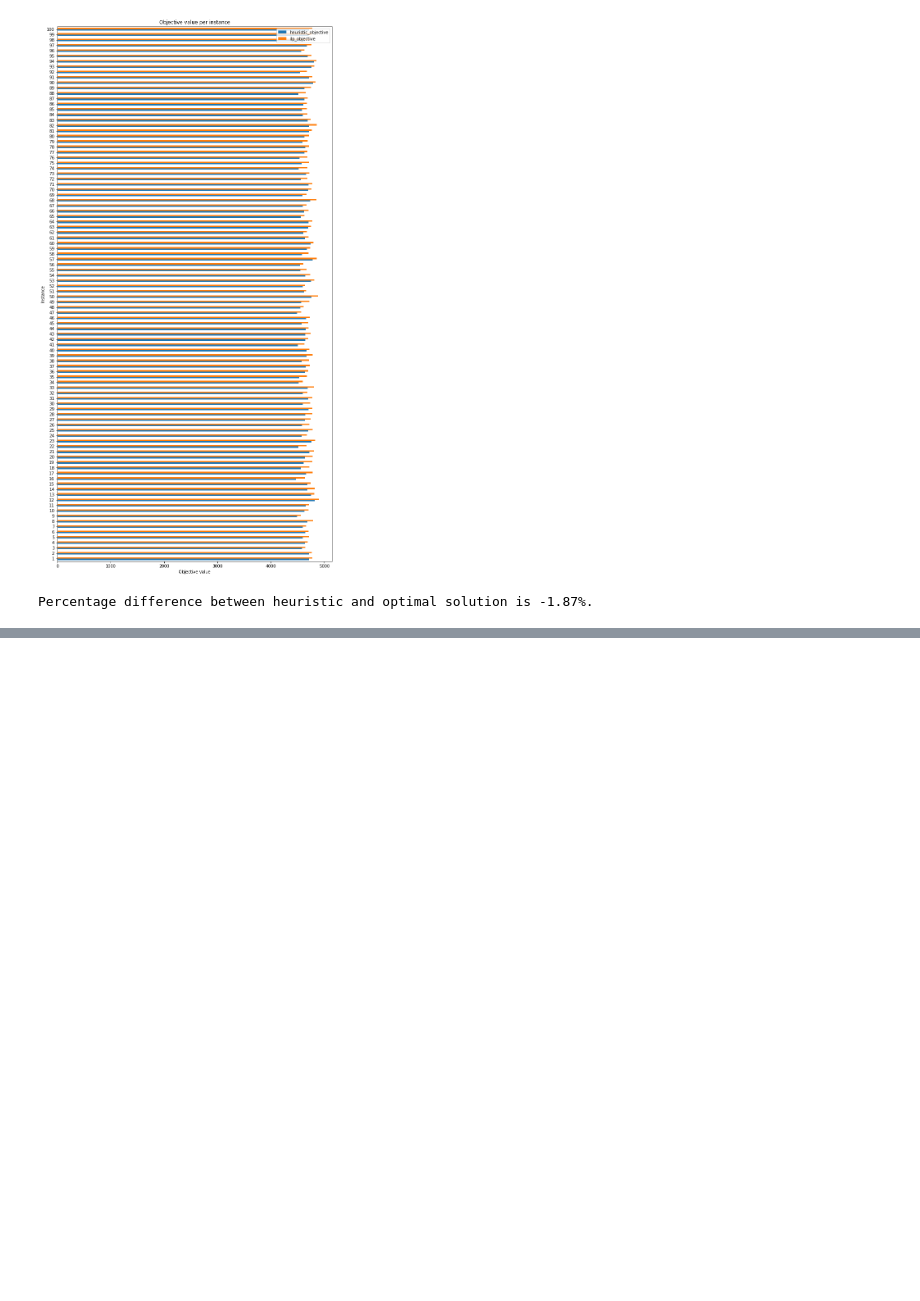
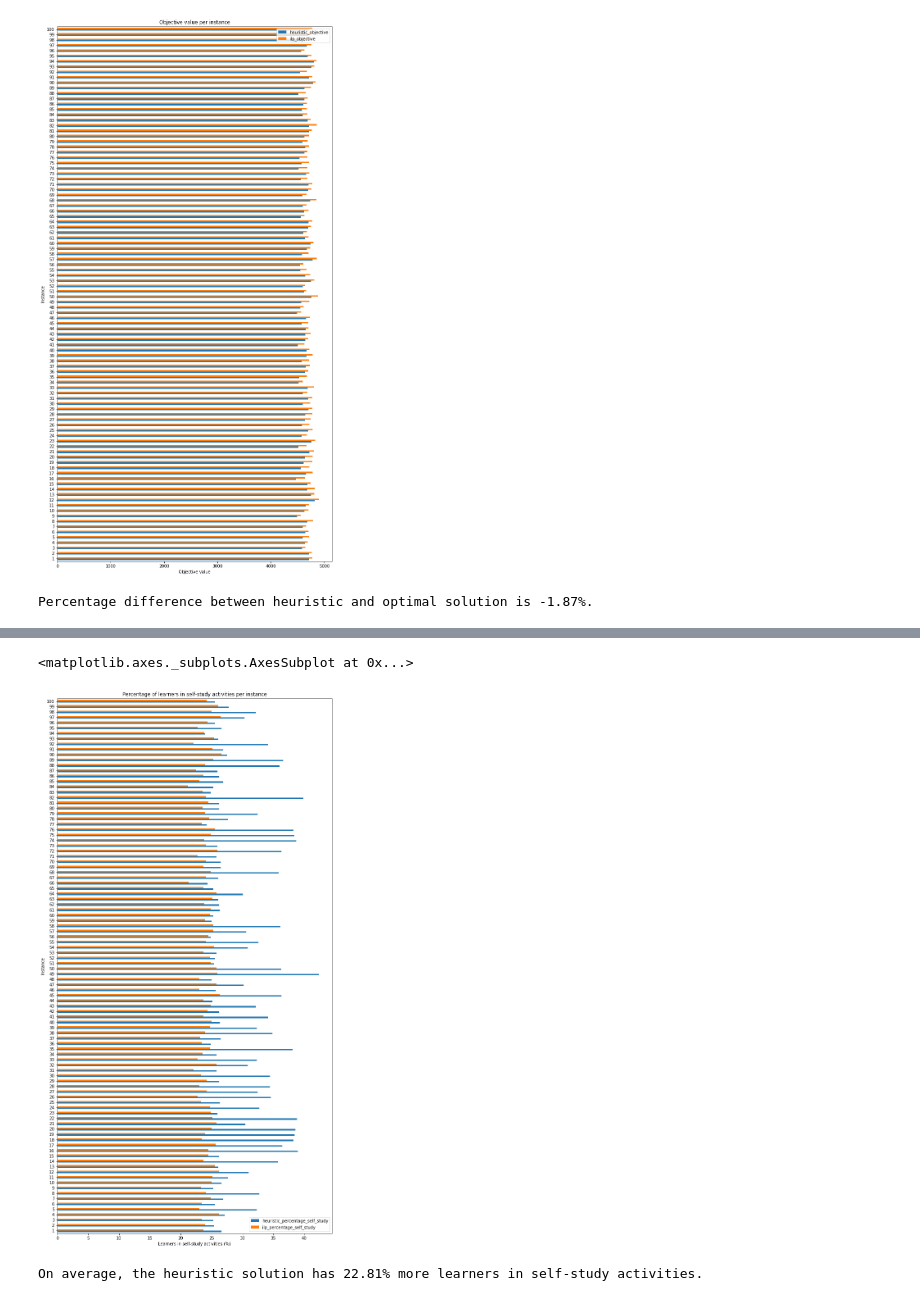
Before and after one commit to N-Wouda/PL-Hourly-Heuristic, a Jupyter notebook: analysis/single_experiment.ipynb, the cells around one changed output, grey strips where cells are left out. Drawn from its saved outputs; the diff is of its cells as text; code cells hidden in the pictures; blank space fills up the shorter version.

```diff
--- a/analysis/single_experiment.ipynb
+++ b/analysis/single_experiment.ipynb
@@ -64,0 +78,16 @@ Percentage difference between heuristic and optimal solution is -1.87%.
+# %%
+_, ax = plt.subplots(figsize=(12, 24))
+
+ax.set_title("Percentage of learners in self-study activities per instance")
+ax.set_ylabel("Instance")
+ax.set_xlabel("Learners in self-study activities (%)")
+
+df[["heuristic_percentage_self_study", "ilp_percentage_self_study"]].plot.barh(ax=ax)
+# %% [output]
+<matplotlib.axes._subplots.AxesSubplot at 0x...>
+[figure, added]
+# %%
+difference = (100 * (df['heuristic_percentage_self_study'] - df['ilp_percentage_self_study']) / df['ilp_percentage_self_study']).mean()
+print(f"On average, the heuristic solution has {difference:.2f}% more learners in self-study activities.")
+# %% [output]
+On average, the heuristic solution has 22.81% more learners in self-study activities.
```
Also changed, not shown: parts of 9 cells of this notebook, 8 other files.
